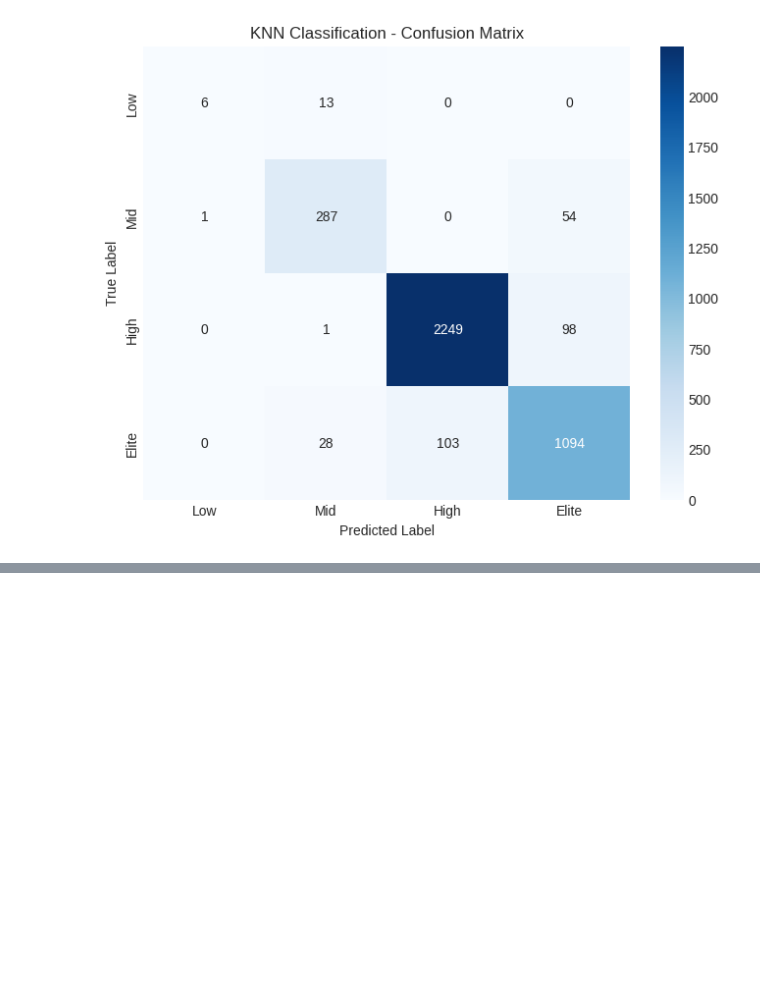
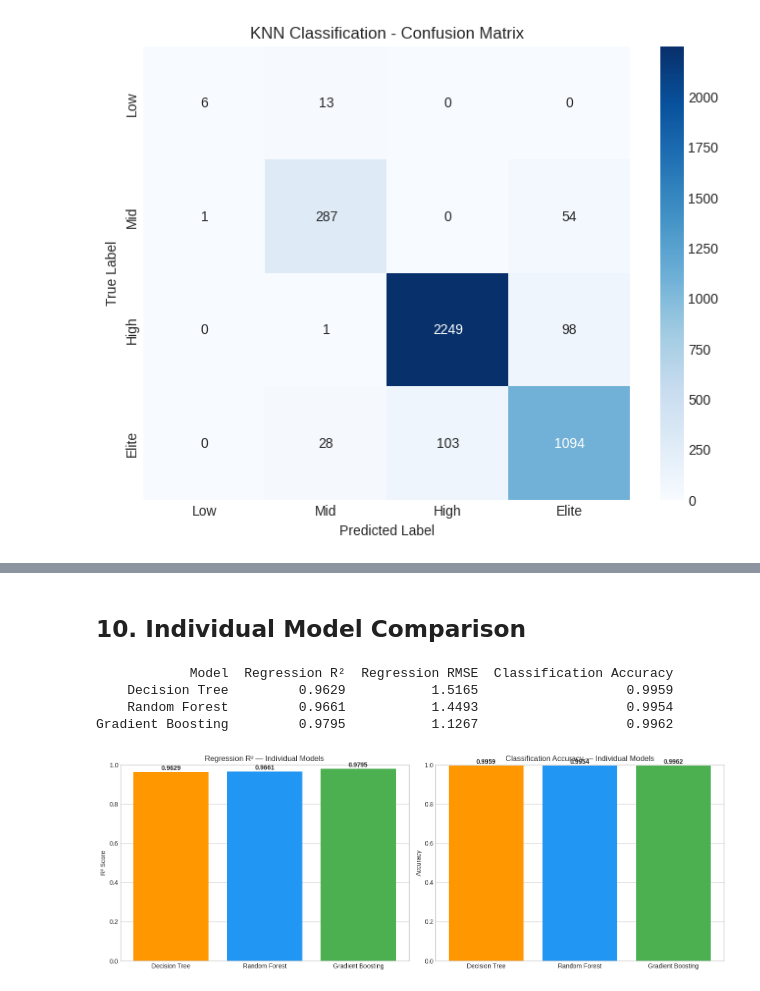
Before and after one commit to youssef28m/fifa-performance-analysis, a Jupyter notebook: main.ipynb, the cells around one changed output, grey strips where cells are left out. Saved outputs shown, nothing was run; the diff lists cells and outputs as text; code cells hidden in the pictures; blank space fills up the shorter version.

```diff
--- a/main.ipynb
+++ b/main.ipynb
@@ -2096,0 +2205,20 @@ plt.show()
+# %%
+# ── Gradient Boosting Classification ─────────────────────────────────────
+gb_clf = GradientBoostingClassifier(random_state=42)
+param_gb_clf = {
+    'n_estimators':  [100, 200],
+    'learning_rate': [0.05, 0.1],
+    'max_depth':     [3, 5]
+}
+grid_gb_clf = GridSearchCV(gb_clf, param_gb_clf, cv=5, scoring='accuracy', n_jobs=-1)
+grid_gb_clf.fit(X_train_c, y_train_clf)
+best_gb_clf = grid_gb_clf.best_estimator_
+
+y_pred_gb_clf = best_gb_clf.predict(X_test_c)
+acc_gb = accuracy_score(y_test_clf, y_pred_gb_clf)
+
+print("=== Gradient Boosting — Classification ===")
+print(f"Best Params : {grid_gb_clf.best_params_}")
+print(f"Accuracy    : {acc_gb:.4f}")
+print()
+print(classification_report(y_test_clf, y_pred_gb_clf))
@@ -2096,0 +2239,38 @@ plt.show()
+# %% [markdown]
+## 10. Individual Model Comparison
+# %%
+# Summary table for all 3 models
+results_summary = pd.DataFrame({
+    'Model': ['Decision Tree', 'Random Forest', 'Gradient Boosting'],
+    'Regression R²':  [round(r2_dt,4),  round(r2_rf,4),  round(r2_gb,4)],
+    'Regression RMSE':[round(rmse_dt,4),round(rmse_rf,4),round(rmse_gb,4)],
+    'Classification Accuracy': [round(acc_dt,4), round(acc_rf,4), round(acc_gb,4)]
+})
+print(results_summary.to_string(index=False))
+
+fig, axes = plt.subplots(1, 2, figsize=(14, 5))
+colors = ['#FF9800', '#2196F3', '#4CAF50']
+models_names = ['Decision Tree', 'Random Forest', 'Gradient Boosting']
+
+axes[0].bar(models_names, [r2_dt, r2_rf, r2_gb], color=colors)
+axes[0].set_title('Regression R² — Individual Models')
+axes[0].set_ylabel('R² Score')
+axes[0].set_ylim(0, 1)
+for i, v in enumerate([r2_dt, r2_rf, r2_gb]):
+    axes[0].text(i, v + 0.01, f'{v:.4f}', ha='center', fontweight='bold')
+
+axes[1].bar(models_names, [acc_dt, acc_rf, acc_gb], color=colors)
+axes[1].set_title('Classification Accuracy — Individual Models')
+axes[1].set_ylabel('Accuracy')
+axes[1].set_ylim(0, 1)
+for i, v in enumerate([acc_dt, acc_rf, acc_gb]):
+    axes[1].text(i, v + 0.01, f'{v:.4f}', ha='center', fontweight='bold')
+
+plt.tight_layout()
+plt.show()
+# %% [output]
+            Model  Regression R²  Regression RMSE  Classification Accuracy
+    Decision Tree         0.9629           1.5165                   0.9959
+    Random Forest         0.9661           1.4493                   0.9954
+Gradient Boosting         0.9795           1.1267                   0.9962
+[figure, added]
```
Also changed, not shown: parts of 38 cells of this notebook, 1 other file.
